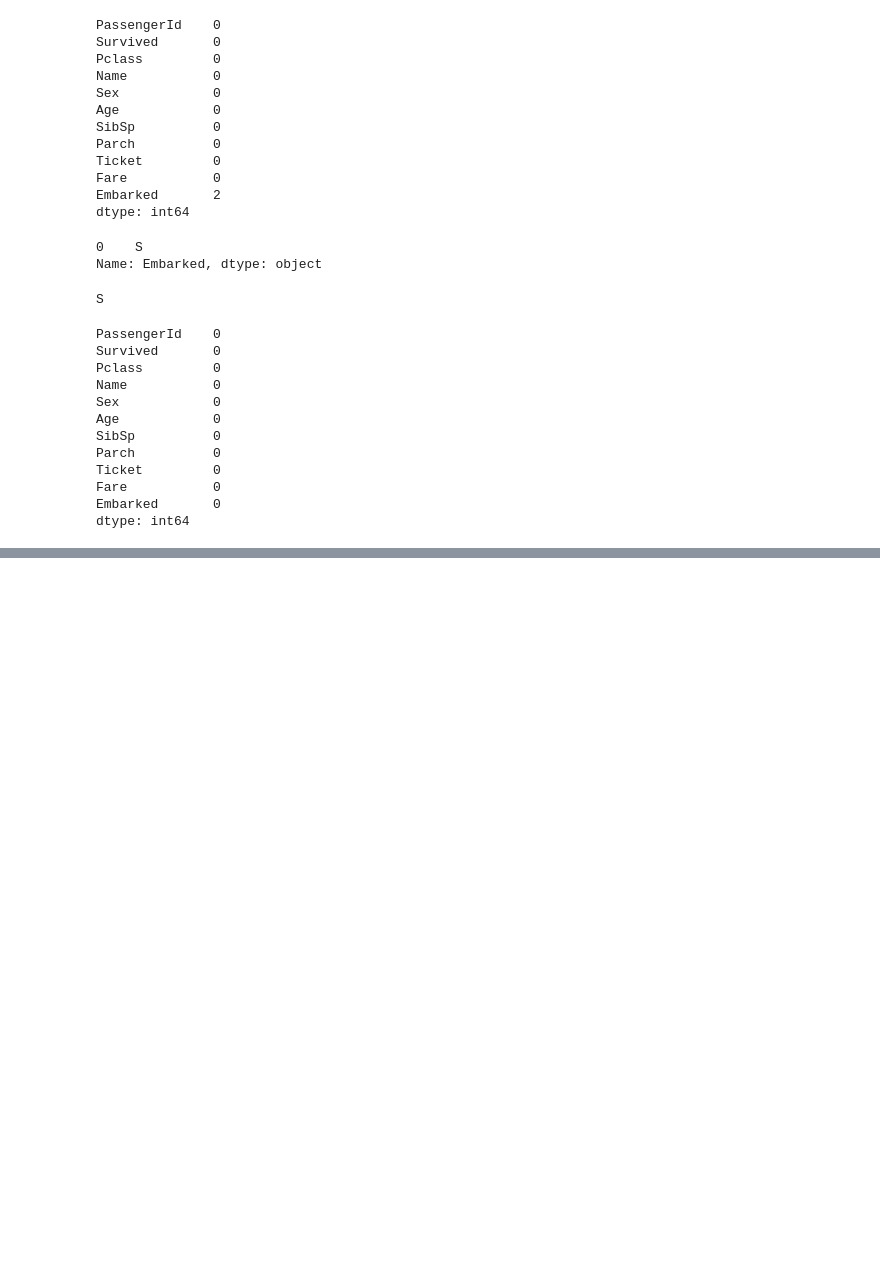
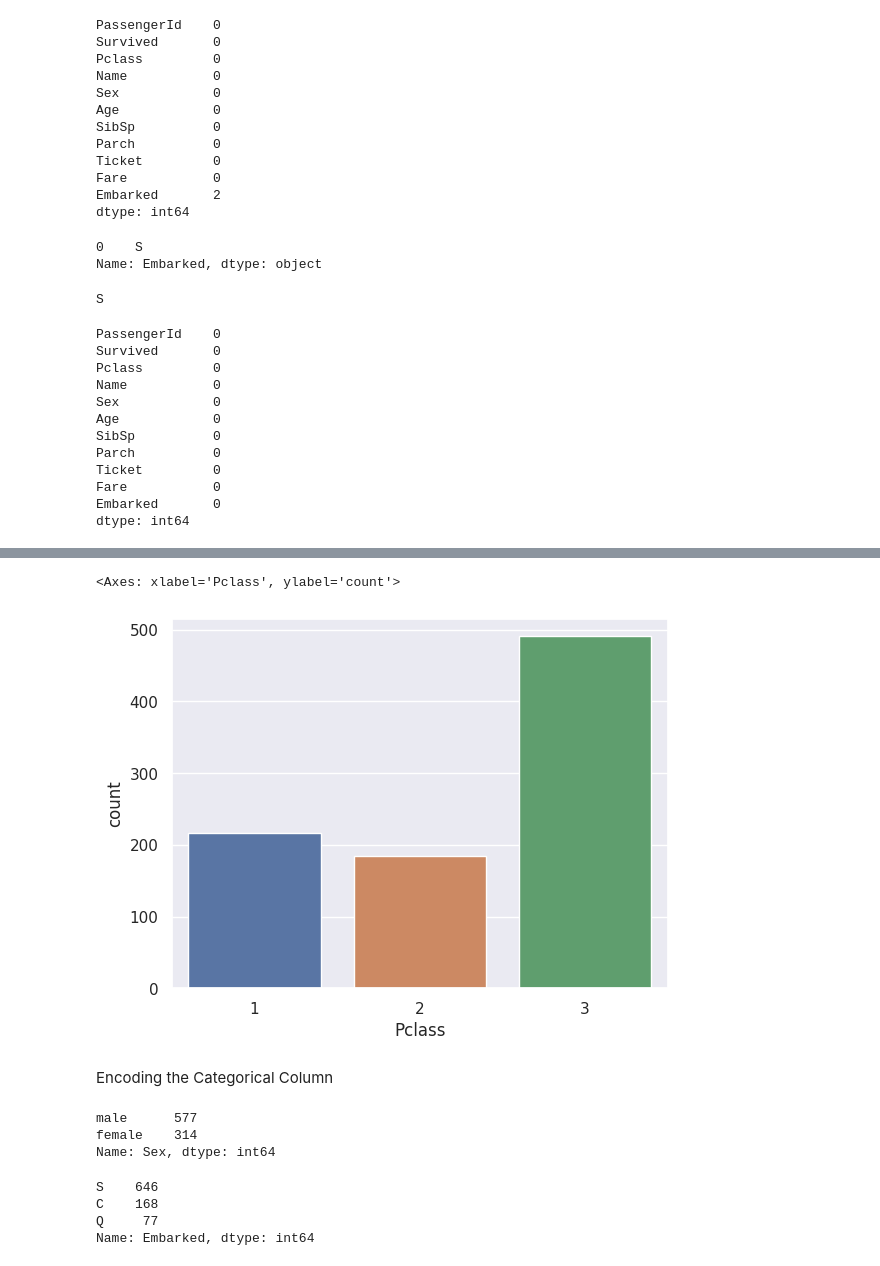
Before and after one commit to Priya-gawhane/Machine-learning-prediction-Models-Projects, a Jupyter notebook: Titanic_survival_prediction.ipynb, the cells around one changed output, grey strips where cells are left out. Cells and saved outputs as stored; diff of their text form; code cells hidden in the pictures; blank space fills up the shorter version.

```diff
--- a/Titanic_survival_prediction.ipynb
+++ b/Titanic_survival_prediction.ipynb
@@ -119,0 +168,21 @@ dtype: int64
+# %%
+#making a count plot for "Pclass" column
+sns.countplot(x='Pclass', data=titanic_data)
+# %% [output]
+<Axes: xlabel='Pclass', ylabel='count'>
+[figure, added]
+# %% [markdown]
+Encoding the Categorical Column
+# %%
+titanic_data['Sex'].value_counts()
+# %% [output]
+male      577
+female    314
+Name: Sex, dtype: int64
+# %%
+titanic_data['Embarked'].value_counts()
+# %% [output]
+S    646
+C    168
+Q     77
+Name: Embarked, dtype: int64
```
Also changed, not shown: parts of 28 cells of this notebook.
